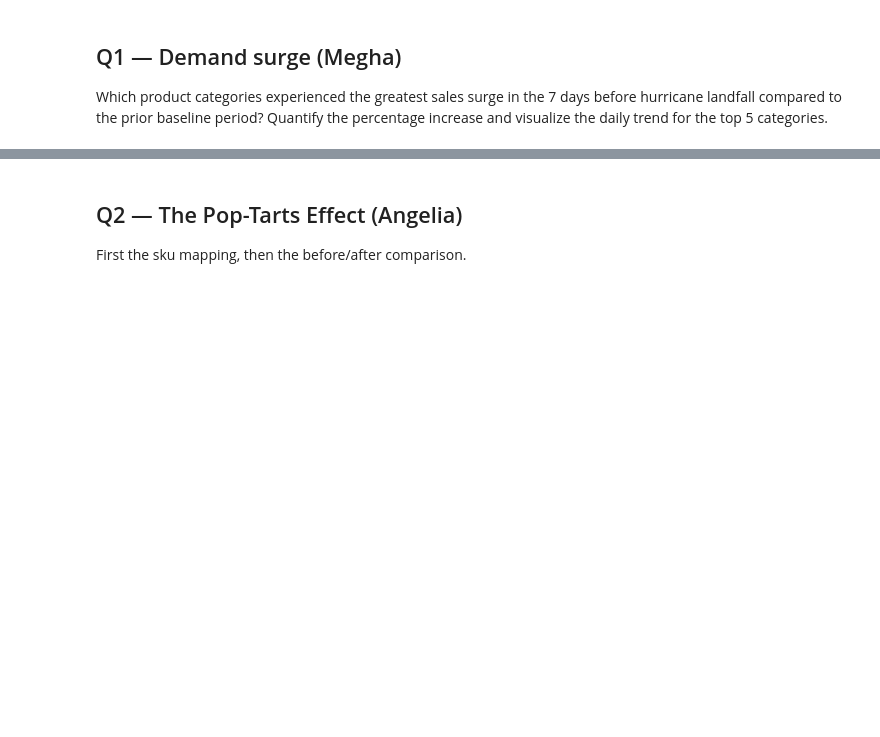
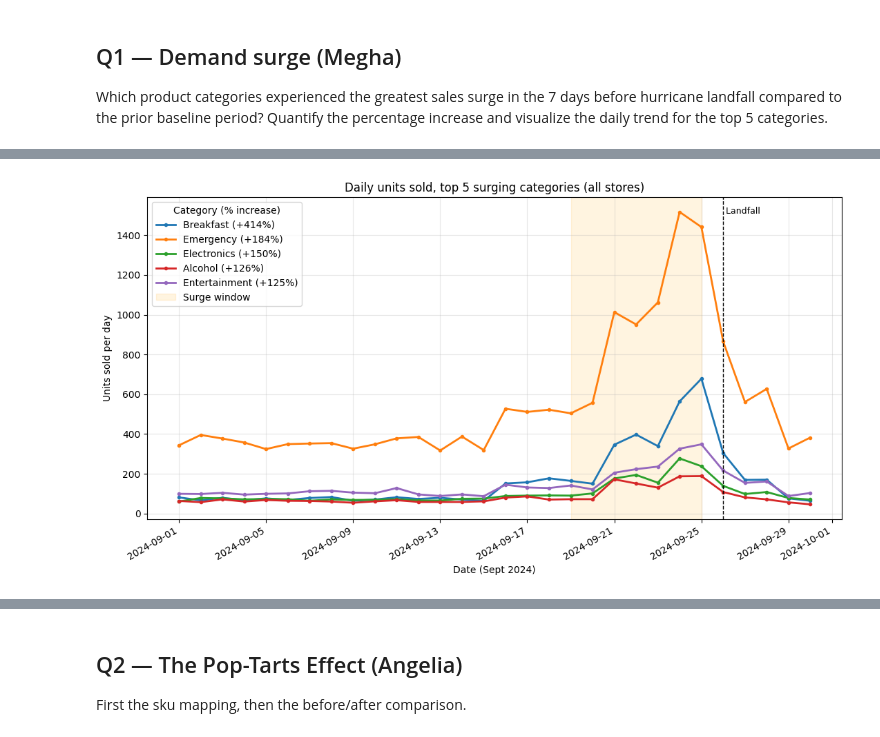
Before and after one commit to hershiaytoda/walmart-hurricane-project, a Jupyter notebook: walmart_hurricane_final.ipynb, the cells around one changed output, grey strips where cells are left out. Cells and saved outputs as stored; diff of their text form; code cells hidden in the pictures; blank space fills up the shorter version.

Commit message:
created plot for Q1

```diff
--- a/walmart_hurricane_final.ipynb
+++ b/walmart_hurricane_final.ipynb
@@ -333,0 +325,17 @@ Which product categories experienced the greatest sales surge in the 7 days befo
+# %%
+# units per category per day, all stores
+cat_daily = tx.pivot_table(index="date", columns="category", values="quantity",
+                           aggfunc="sum", fill_value=0)
+
+base  = cat_daily.loc[BASELINE[0]:BASELINE[1]].mean()   # avg units/day, Sep 1-15
+surge = cat_daily.loc[SURGE[0]:SURGE[1]].mean()         # avg units/day, Sep 19-25
+
+q1 = pd.DataFrame({"baseline_avg_per_day": base, "surge_avg_per_day": surge})
+q1["extra_units_per_day"] = q1["surge_avg_per_day"] - q1["baseline_avg_per_day"]
+q1["pct_increase"] = (q1["surge_avg_per_day"] / q1["baseline_avg_per_day"] - 1) * 100
+q1 = q1.sort_values("pct_increase", ascending=False)
+
+total = cat_daily.sum(axis=1)
+all_pct = (total.loc[SURGE[0]:SURGE[1]].mean() / total.loc[BASELINE[0]:BASELINE[1]].mean() - 1) * 100
+print(f"All categories combined: +{all_pct:.0f}%")
+q1.round(1)
@@ -333,0 +356,20 @@ Which product categories experienced the greatest sales surge in the 7 days befo
+# %%
+top5 = q1.head(5).index.tolist()
+
+fig, ax = plt.subplots(figsize=(11, 6))
+for c in top5:
+    ax.plot(cat_daily.index, cat_daily[c], marker="o", markersize=3, linewidth=2,
+            label=f"{c} (+{q1.loc[c, 'pct_increase']:.0f}%)")
+ax.axvspan(pd.Timestamp(SURGE[0]), pd.Timestamp(SURGE[1]), color="orange", alpha=0.12, label="Surge window")
+ax.axvline(LANDFALL, color="black", linestyle="--", linewidth=1)
+ax.text(LANDFALL, ax.get_ylim()[1] * 0.97, " Landfall", ha="left", va="top", fontsize=9)
+ax.set_title("Daily units sold, top 5 surging categories (all stores)")
+ax.set_xlabel("Date (Sept 2024)")
+ax.set_ylabel("Units sold per day")
+ax.legend(title="Category (% increase)")
+ax.grid(alpha=0.3)
+fig.autofmt_xdate()
+plt.tight_layout()
+plt.show()
+# %% [output]
+[figure, added]
```
Also changed, not shown: parts of 13 cells of this notebook.
